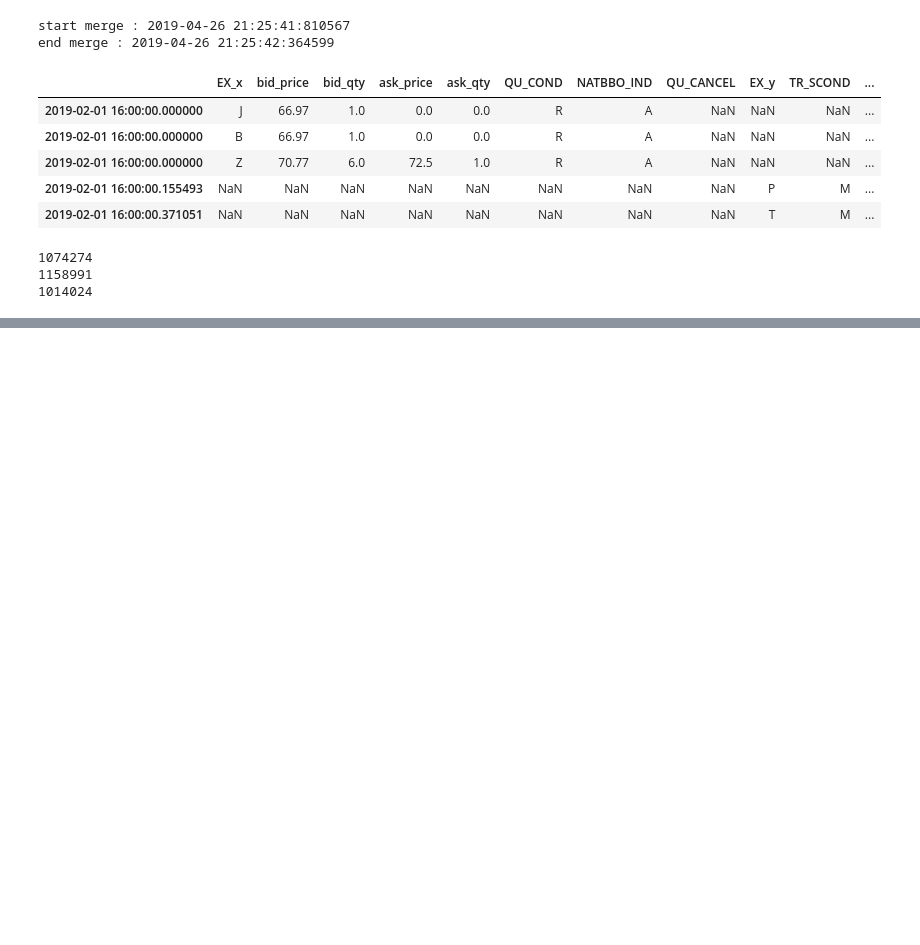
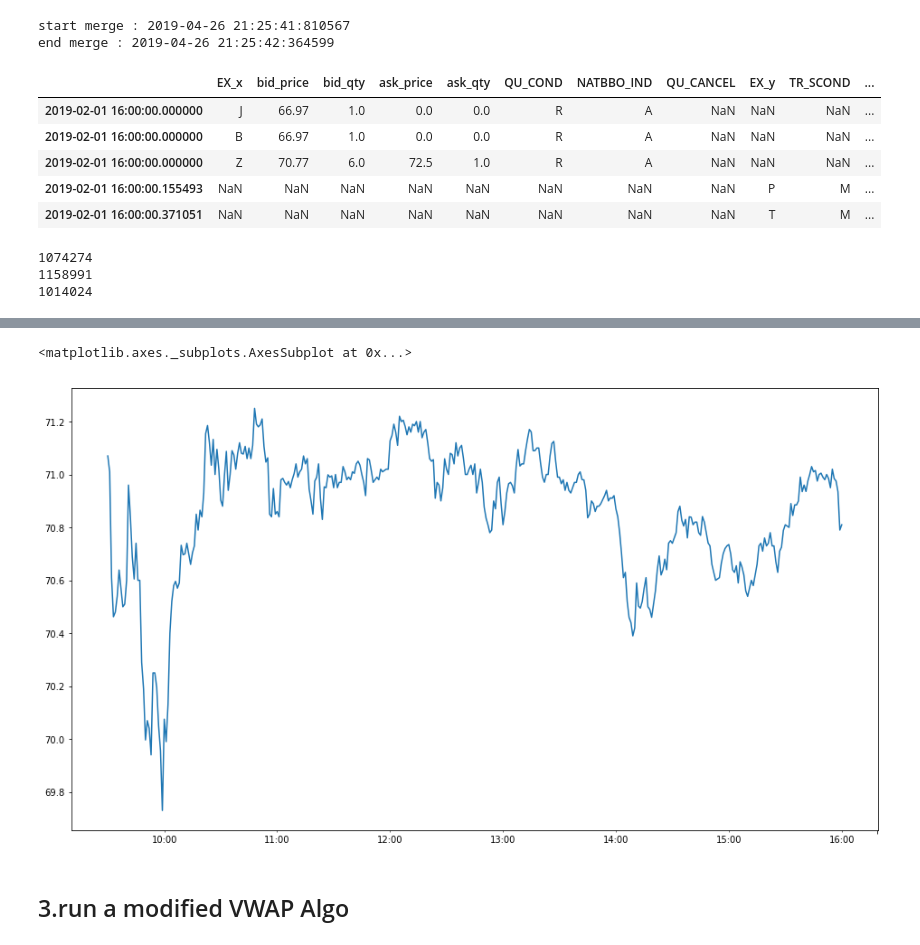
Before and after one commit to franklili3/Python-for-Finance-Engineering, a Jupyter notebook: homework4/homework4.ipynb, the cells around one changed output, grey strips where cells are left out. Drawn from its saved outputs; the diff is of its cells as text; code cells hidden in the pictures; blank space fills up the shorter version.

```diff
--- a/homework4/homework4.ipynb
+++ b/homework4/homework4.ipynb
@@ -102,0 +114,8 @@ print(len(quotes))
+# %%
+# now let's make some 1 minute data using resample
+minute_data = pd.DataFrame()
+minute_data['open'] = daytrades['trade_price'].resample('Min').first()
+minute_data['close'] = daytrades['trade_price'].resample('Min').last()
+minute_data['high'] = daytrades['trade_price'].resample('Min').max()
+minute_data['low'] = daytrades['trade_price'].resample('Min').min()
+minute_data['volume'] = daytrades['trade_qty'].resample('Min').sum()
@@ -102,0 +131,4 @@ print(len(quotes))
+# %%
+# calculate the cumulative pct by day
+minute_data[ 'accum_volume' ] = minute_data.groupby( [ minute_data.index.date ] ).cumsum()[ 'volume' ]
+minute_data[ 'accum_pct' ] = minute_data.groupby( [ minute_data.index.date ] )[ 'accum_volume' ].transform( lambda x: x / x.iloc[ -1 ] )
@@ -102,0 +144,6 @@ print(len(quotes))
+# %%
+# add a minute bin
+# US start of date, calc in minutes
+start_of_day = ( 9 * 60 ) + 30
+# get the time for each bin in minutes and subtract 9:30
+minute_data[ 'minute_bars' ] = ( minute_data.index.hour * 60 ) + minute_data.index.minute - start_of_day
@@ -102,0 +281,7 @@ print(len(quotes))
+# %%
+minute_data['close'].plot(figsize=(16,9))
+# %% [output]
+<matplotlib.axes._subplots.AxesSubplot at 0x...>
+[figure, added]
+# %% [markdown]
+## 3.run a modified VWAP Algo
```
Also changed, not shown: parts of 28 cells of this notebook, 1 other file.
